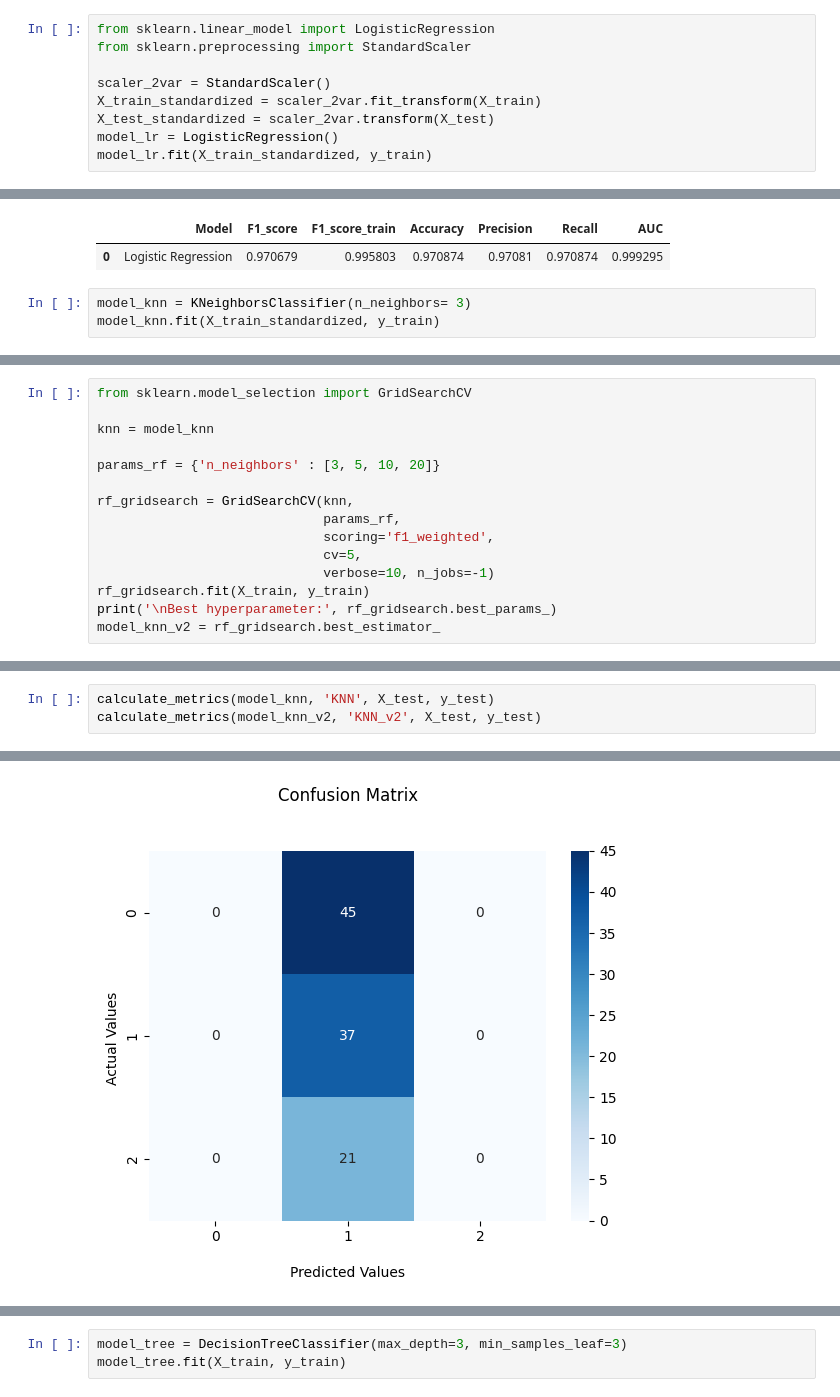
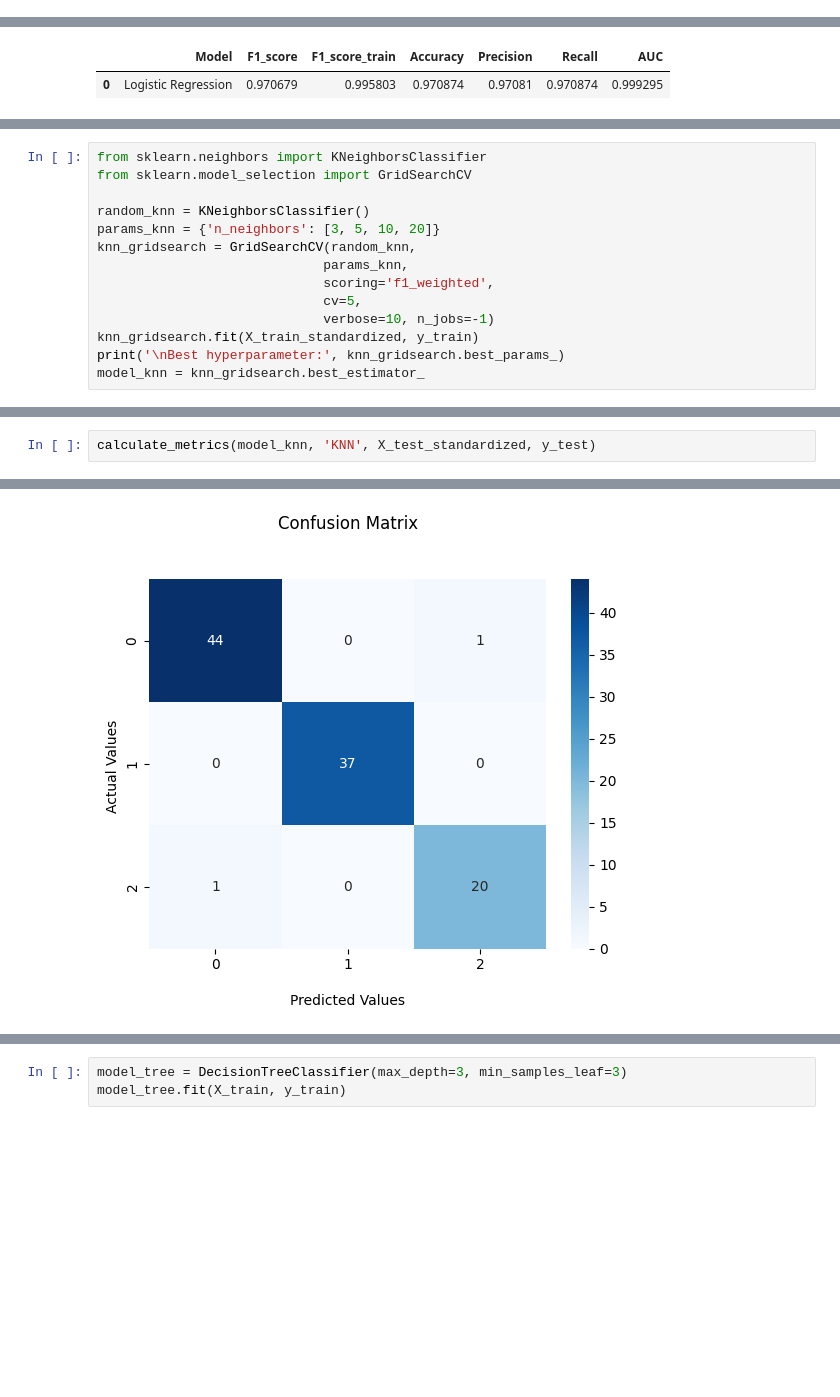
Before and after one commit to KenZooo11/m14.5, a Jupyter notebook: 14.5.ipynb, the cells around one changed output, grey strips where cells are left out. Cells and saved outputs as stored; diff of their text form; blank space fills up the shorter version.

```diff
--- a/14.5.ipynb
+++ b/14.5.ipynb
@@ -220,9 +222,0 @@ Testowe obserwacje: 103
-# %%
-from sklearn.linear_model import LogisticRegression
-from sklearn.preprocessing import StandardScaler
-
-scaler_2var = StandardScaler()
-X_train_standardized = scaler_2var.fit_transform(X_train)
-X_test_standardized = scaler_2var.transform(X_test)
-model_lr = LogisticRegression()
-model_lr.fit(X_train_standardized, y_train)
@@ -408,6 +374,3 @@ weighted avg       0.97      0.97      0.97       103
 [figure]
 |  | Model | F1_score | F1_score_train | Accuracy | Precision | Recall | AUC |
 | 0 | Logistic Regression | 0.970679 | 0.995803 | 0.970874 | 0.97081 | 0.970874 | 0.999295 |
-# %%
-model_knn = KNeighborsClassifier(n_neighbors= 3)
-model_knn.fit(X_train_standardized, y_train)
@@ -416,18 +377,17 @@ KNeighborsClassifier(n_neighbors=3)
 # %%
+from sklearn.neighbors import KNeighborsClassifier
 from sklearn.model_selection import GridSearchCV
 
-knn = model_knn
-
-params_rf = {'n_neighbors' : [3, 5, 10, 20]}
-
-rf_gridsearch = GridSearchCV(knn,
-                             params_rf,
+random_knn = KNeighborsClassifier()
+params_knn = {'n_neighbors': [3, 5, 10, 20]}
+knn_gridsearch = GridSearchCV(random_knn,
+                             params_knn,
                              scoring='f1_weighted',
                              cv=5,
                              verbose=10, n_jobs=-1)
-rf_gridsearch.fit(X_train, y_train)
-print('\nBest hyperparameter:', rf_gridsearch.best_params_)
-model_knn_v2 = rf_gridsearch.best_estimator_
+knn_gridsearch.fit(X_train_standardized, y_train)
+print('\nBest hyperparameter:', knn_gridsearch.best_params_)
+model_knn = knn_gridsearch.best_estimator_
 # %% [output]
 Fitting 5 folds for each of 4 candidates, totalling 20 fits
 
@@ -435,6 +395,5 @@ Best hyperparameter: {'n_neighbors': 3}
 # %%
-calculate_metrics(model_knn, 'KNN', X_test, y_test)
-calculate_metrics(model_knn_v2, 'KNN_v2', X_test, y_test)
+calculate_metrics(model_knn, 'KNN', X_test_standardized, y_test)
 # %% [output]
               precision    recall  f1-score   support
 
@@ -448 +407 @@ weighted avg       0.13      0.36      0.19       103
-[figure, old version]
+[figure, new version]
```
Also changed, not shown: parts of 14 cells of this notebook.
